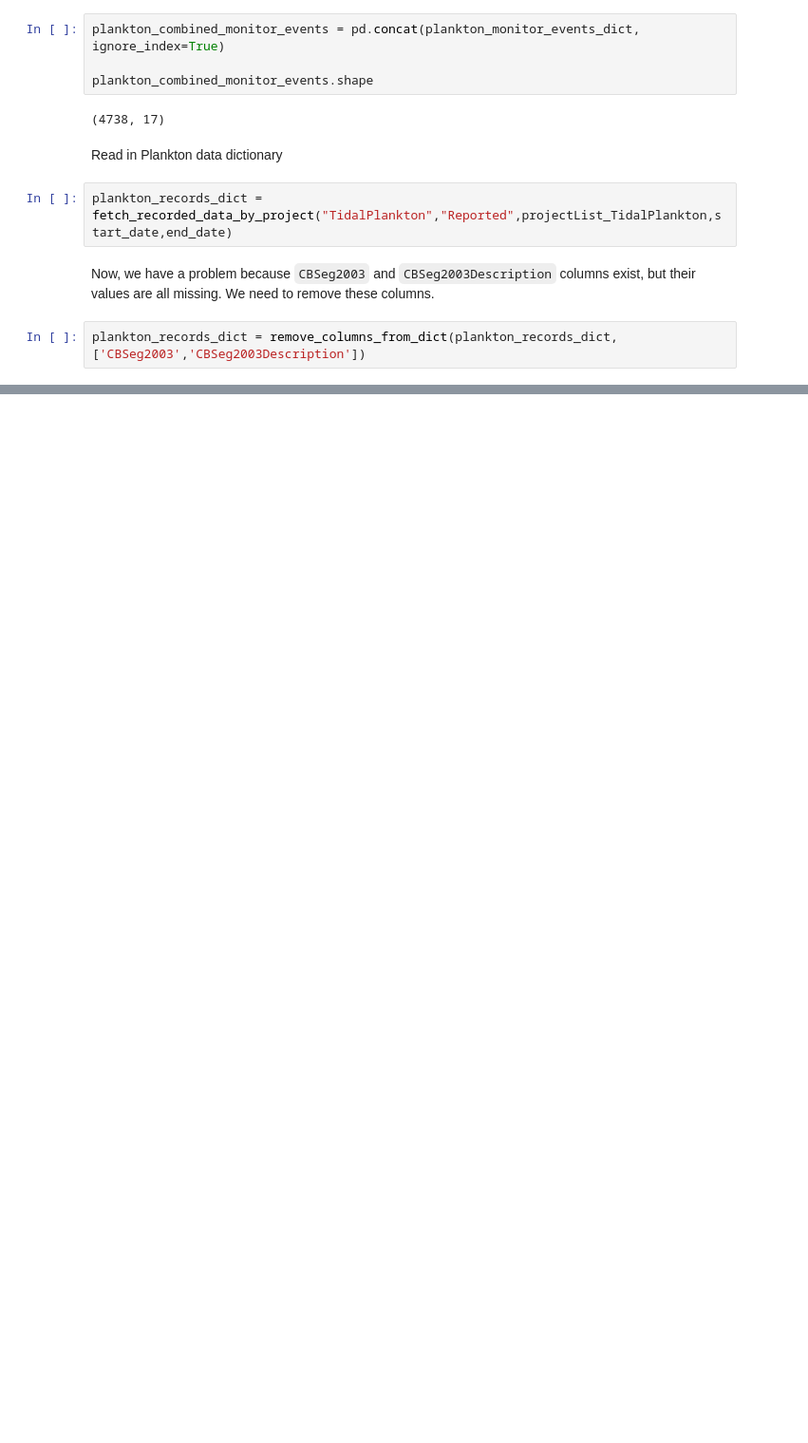
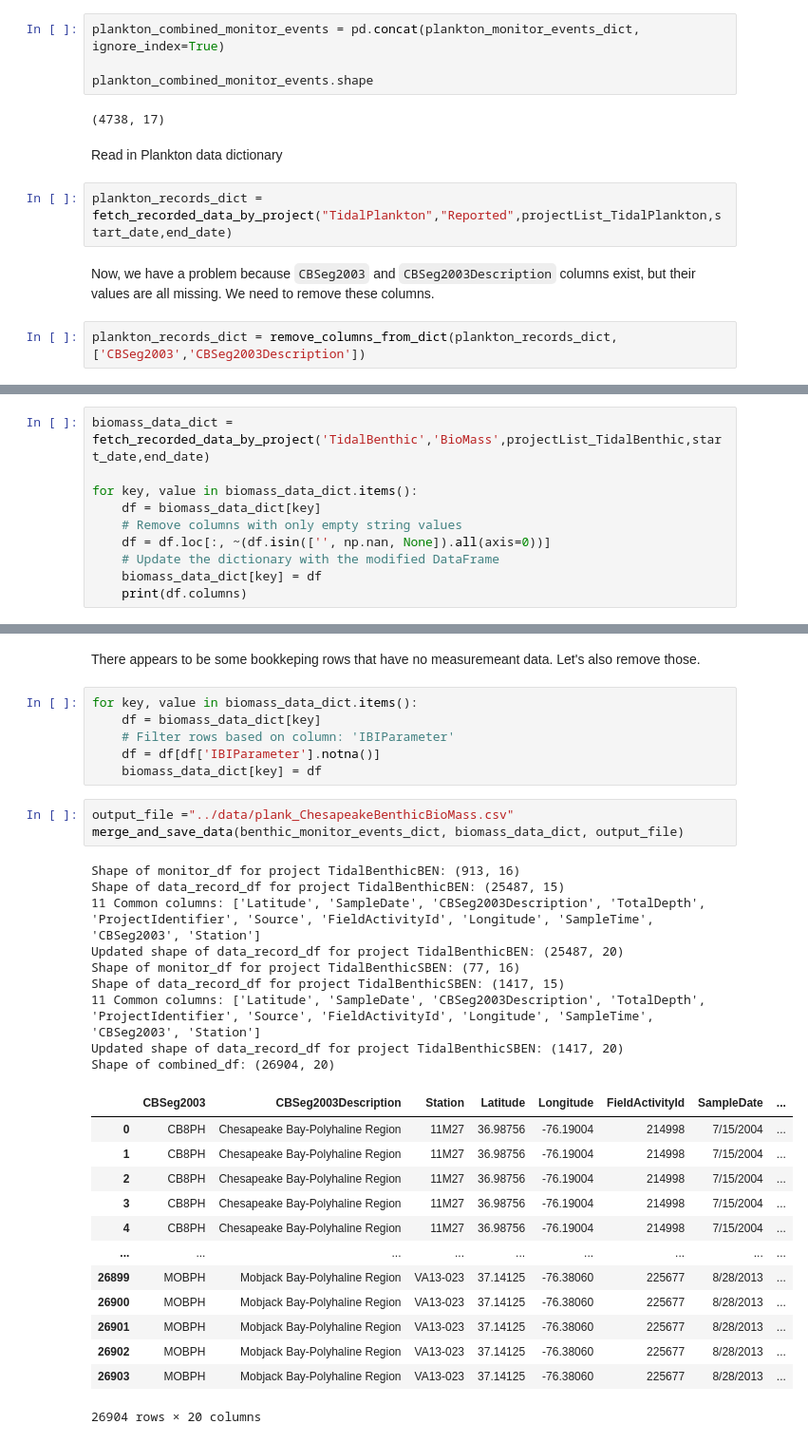
Before and after one commit to new-atlantis-labs/na-erdos-fellows-monorepo, a Jupyter notebook: notebooks/plank_ChesapeakeBayProjectFollowingUserGuide.ipynb, the cells around one changed output, grey strips where cells are left out. Shown at 95% size. Saved outputs shown, nothing was run; the diff lists cells and outputs as text; blank space fills up the shorter version.

```diff
--- a/notebooks/plank_ChesapeakeBayProjectFollowingUserGuide.ipynb
+++ b/notebooks/plank_ChesapeakeBayProjectFollowingUserGuide.ipynb
@@ -326,0 +446,10 @@ Shape of combined_df: (93467, 30)
+# %%
+biomass_data_dict = fetch_recorded_data_by_project('TidalBenthic','BioMass',projectList_TidalBenthic,start_date,end_date)
+
+for key, value in biomass_data_dict.items():
+    df = biomass_data_dict[key]
+    # Remove columns with only empty string values
+    df = df.loc[:, ~(df.isin(['', np.nan, None]).all(axis=0))]
+    # Update the dictionary with the modified DataFrame
+    biomass_data_dict[key] = df
+    print(df.columns)
@@ -326,0 +467,34 @@ Shape of combined_df: (93467, 30)
+# %% [markdown]
+There appears to be some bookkeping rows that have no measuremeant data. Let's also remove those.
+# %%
+for key, value in biomass_data_dict.items():
+    df = biomass_data_dict[key]
+    # Filter rows based on column: 'IBIParameter'
+    df = df[df['IBIParameter'].notna()]
+    biomass_data_dict[key] = df
+# %%
+output_file ="../data/plank_ChesapeakeBenthicBioMass.csv"
+merge_and_save_data(benthic_monitor_events_dict, biomass_data_dict, output_file)
+# %% [output]
+Shape of monitor_df for project TidalBenthicBEN: (913, 16)
+Shape of data_record_df for project TidalBenthicBEN: (25487, 15)
+11 Common columns: ['Latitude', 'SampleDate', 'CBSeg2003Description', 'TotalDepth', 'ProjectIdentifier', 'Source', 'FieldActivityId', 'Longitude', 'SampleTime', 'CBSeg2003', 'Station']
+Updated shape of data_record_df for project TidalBenthicBEN: (25487, 20)
+Shape of monitor_df for project TidalBenthicSBEN: (77, 16)
+Shape of data_record_df for project TidalBenthicSBEN: (1417, 15)
+11 Common columns: ['Latitude', 'SampleDate', 'CBSeg2003Description', 'TotalDepth', 'ProjectIdentifier', 'Source', 'FieldActivityId', 'Longitude', 'SampleTime', 'CBSeg2003', 'Station']
+Updated shape of data_record_df for project TidalBenthicSBEN: (1417, 20)
+Shape of combined_df: (26904, 20)
+|  | CBSeg2003 | CBSeg2003Description | Station | Latitude | Longitude | FieldActivityId | SampleDate | ... |
+| 0 | CB8PH | Chesapeake Bay-Polyhaline Region | 11M27 | 36.98756 | -76.19004 | 214998 | 7/15/2004 | ... |
+| 1 | CB8PH | Chesapeake Bay-Polyhaline Region | 11M27 | 36.98756 | -76.19004 | 214998 | 7/15/2004 | ... |
+| 2 | CB8PH | Chesapeake Bay-Polyhaline Region | 11M27 | 36.98756 | -76.19004 | 214998 | 7/15/2004 | ... |
+| 3 | CB8PH | Chesapeake Bay-Polyhaline Region | 11M27 | 36.98756 | -76.19004 | 214998 | 7/15/2004 | ... |
+| 4 | CB8PH | Chesapeake Bay-Polyhaline Region | 11M27 | 36.98756 | -76.19004 | 214998 | 7/15/2004 | ... |
+| ... | ... | ... | ... | ... | ... | ... | ... | ... |
+| 26899 | MOBPH | Mobjack Bay-Polyhaline Region | VA13-023 | 37.14125 | -76.38060 | 225677 | 8/28/2013 | ... |
+| 26900 | MOBPH | Mobjack Bay-Polyhaline Region | VA13-023 | 37.14125 | -76.38060 | 225677 | 8/28/2013 | ... |
+| 26901 | MOBPH | Mobjack Bay-Polyhaline Region | VA13-023 | 37.14125 | -76.38060 | 225677 | 8/28/2013 | ... |
+| 26902 | MOBPH | Mobjack Bay-Polyhaline Region | VA13-023 | 37.14125 | -76.38060 | 225677 | 8/28/2013 | ... |
+| 26903 | MOBPH | Mobjack Bay-Polyhaline Region | VA13-023 | 37.14125 | -76.38060 | 225677 | 8/28/2013 | ... |
+26904 rows × 20 columns
```
Also changed, not shown: parts of 32 cells of this notebook, 5 other files.
